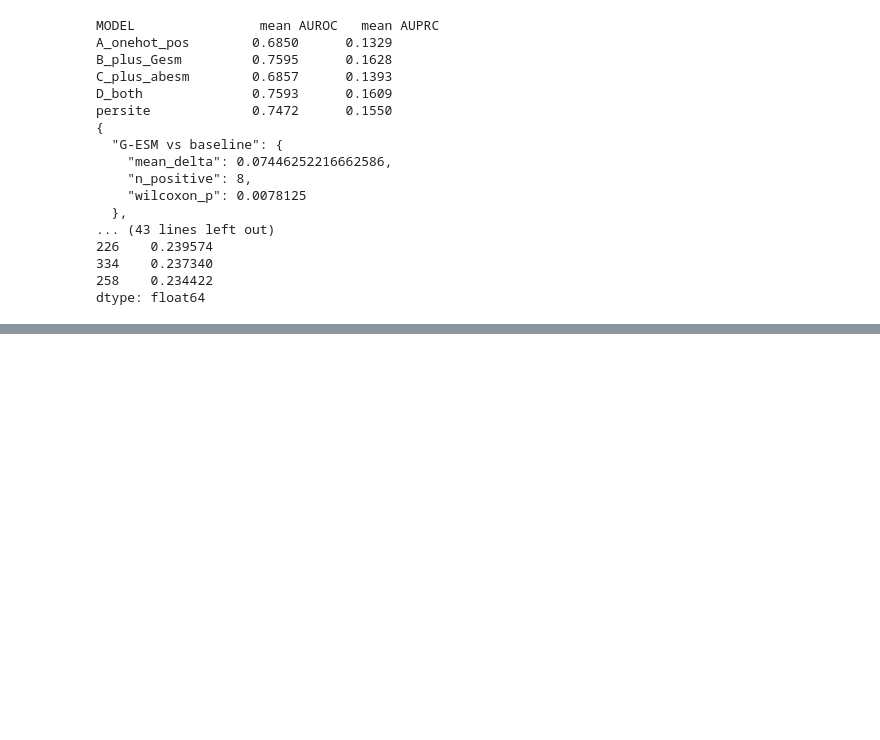
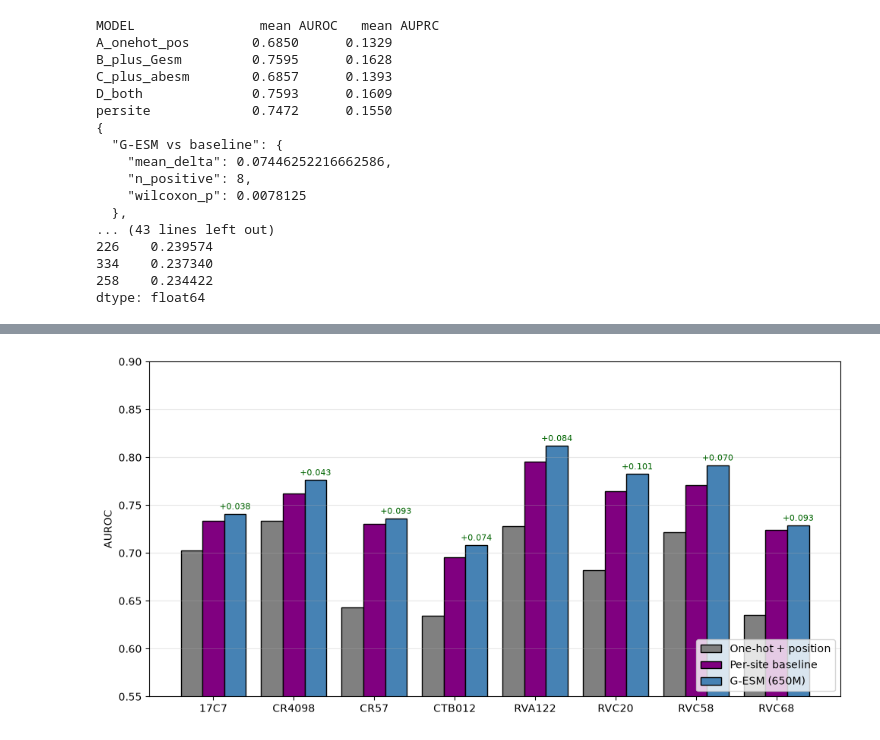
Before and after one commit to sengobasar/rabies_experiment_and_system_implementation, a Jupyter notebook: notebooks/rabies_antibody_ml.ipynb, the cells around one changed output, grey strips where cells are left out. Drawn from its saved outputs; the diff is of its cells as text; code cells hidden in the pictures; blank space fills up the shorter version.

```diff
--- a/notebooks/rabies_antibody_ml.ipynb
+++ b/notebooks/rabies_antibody_ml.ipynb
@@ -2173,0 +2404,19 @@ dtype: float64
+# %%
+import json, numpy as np, matplotlib.pyplot as plt
+r = json.load(open('../data/final_results.json'))['per_model']
+abs_ = sorted(r['A_onehot_pos'])
+A = [r['A_onehot_pos'][a]['auroc'] for a in abs_]
+P = [r['persite'][a]['auroc'] for a in abs_]
+B = [r['B_plus_Gesm'][a]['auroc'] for a in abs_]
+x = np.arange(len(abs_)); w = 0.27
+fig, ax = plt.subplots(figsize=(10, 5))
+ax.bar(x-w, A, w, label='One-hot + position', color='gray', edgecolor='black')
+ax.bar(x,   P, w, label='Per-site baseline', color='purple', edgecolor='black')
+ax.bar(x+w, B, w, label='G-ESM (650M)', color='steelblue', edgecolor='black')
+for i,(a,b) in enumerate(zip(A,B)):
+    ax.text(i+w, b+0.005, f'+{b-a:.3f}', ha='center', fontsize=8, color='darkgreen')
+ax.set_xticks(x); ax.set_xticklabels(abs_); ax.set_ylim(0.55, 0.9)
+ax.set_ylabel('AUROC'); ax.legend(loc='lower right'); ax.grid(axis='y', alpha=0.3)
+plt.tight_layout(); plt.savefig('../data/fig_per_antibody.png', dpi=200); plt.show()
+# %% [output]
+[figure, added]
```
Also changed, not shown: parts of 3 cells of this notebook, 9 other files.
